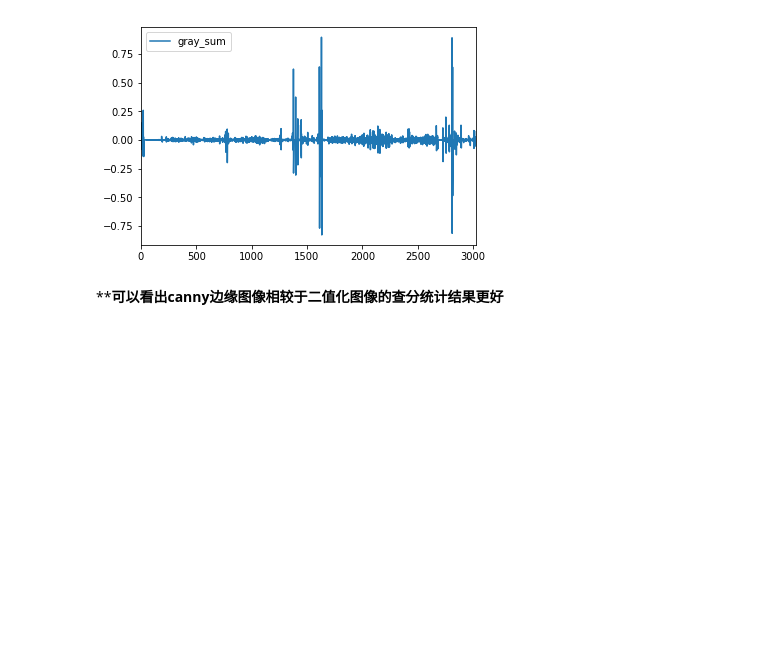
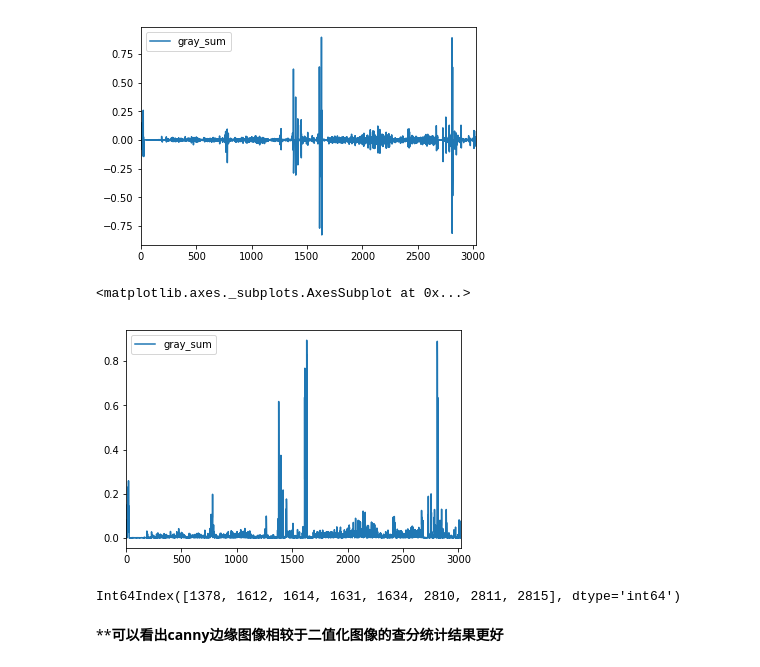
Before and after one commit to HerikkWang/Graduation_project_cv, a Jupyter notebook: project/image_horizontal_segmentation.ipynb, the cells around one changed output. Saved outputs shown, nothing was run; the diff lists cells and outputs as text; code cells hidden in the pictures; blank space fills up the shorter version.

```diff
--- a/project/image_horizontal_segmentation.ipynb
+++ b/project/image_horizontal_segmentation.ipynb
@@ -174,6 +178,17 @@ gray_statistics_2.diff().plot()
 # %% [output]
 <matplotlib.axes._subplots.AxesSubplot at 0x...>
 [figure]
+# %%
+gray_3 = gray_statistics_2.diff().apply(np.abs)
+# %%
+gray_3.plot()
+# %% [output]
+<matplotlib.axes._subplots.AxesSubplot at 0x...>
+[figure, added]
+# %%
+gray_3[gray_3['gray_sum'] >= (gray_3['gray_sum'].max() * 0.6)].index
+# %% [output]
+Int64Index([1378, 1612, 1614, 1631, 1634, 2810, 2811, 2815], dtype='int64')
 # %% [markdown]
 ****可以看出canny边缘图像相较于二值化图像的查分统计结果更好**
 # %%
```
Also changed, not shown: parts of 2 cells of this notebook, 2 other files.
